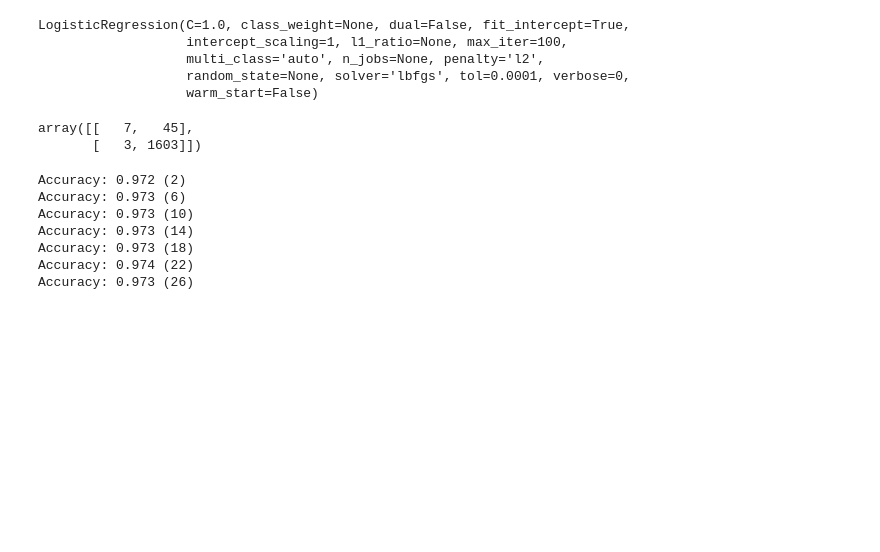
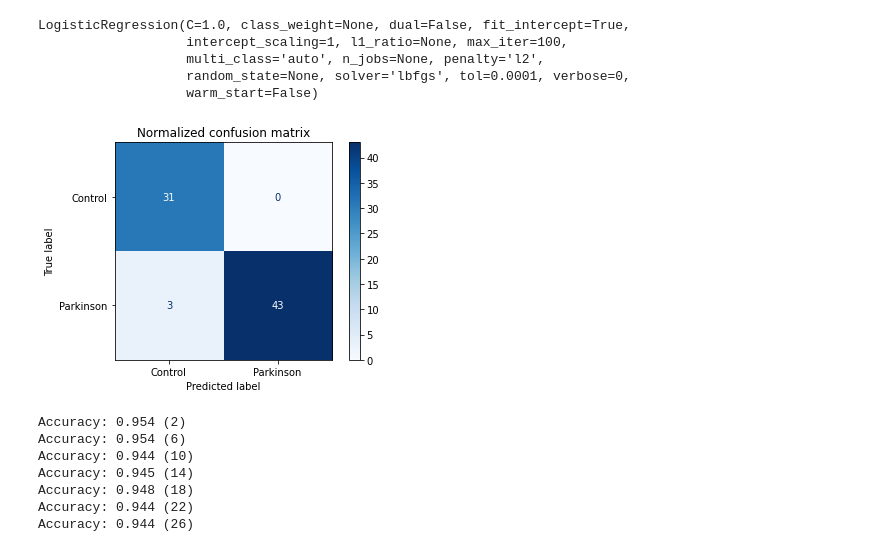
Before and after one commit to cpappas18/articulaite, a Jupyter notebook: logistic_regression.ipynb, the cells around one changed output. Drawn from its saved outputs; the diff is of its cells as text; code cells hidden in the pictures; blank space fills up the shorter version.

Commit message:
Updated k-fold CV and performance metrics, updated confusion matrix

```diff
--- a/logistic_regression.ipynb
+++ b/logistic_regression.ipynb
@@ -22,7 +27,7 @@ from sklearn.model_selection import train_test_split
 X = df.iloc[:,1:]
 y = df.iloc[:,0]
 
-X_train, X_test, y_train, y_test = train_test_split(X, y)
+X_train, X_test, y_train, y_test = train_test_split(X, y, test_size=0.2)
 logReg = LogisticRegression(solver='lbfgs')
 logReg.fit(X_train, y_train)
 # %% [output]
@@ -34,30 +39,27 @@ LogisticRegression(C=1.0, class_weight=None, dual=False, fit_intercept=True,
 # %%
 # predicting the test set
 y_pred = logReg.predict(X_test)
-# %%
-# performance metrics : confusion matrix
-from sklearn.metrics import confusion_matrix
-matrix = confusion_matrix(y_test, y_pred) # [TN, FN], [TP, FP]
-matrix
-# added metrics on this are coming soon :
-# results = (matrix[0][0] + matrix[1][0]) / df.row
-# print("Accuracy: %.3f" % (results))
-# %% [output]
-array([[   7,   45],
-       [   3, 1603]])
+# %%
+# confusion matrix
+from sklearn.metrics import plot_confusion_matrix
+disp = plot_confusion_matrix(logReg, X_test, y_test, display_labels=['Control', 'Parkinson'], cmap=plt.cm.Blues)
+disp.ax_.set_title(title)
+plt.show()
+# %% [output]
+[figure, added]
 # %%
-# performance metrics : kfolds cross validation (closer to 100 is better)
+# cross validation
 from sklearn import model_selection
 for k in range(2,30,4):
   kfold = model_selection.KFold(n_splits=k, shuffle=True)
-  results = model_selection.cross_val_score(logReg, X, y, cv=kfold, scoring='accuracy')
+  results = model_selection.cross_val_score(logReg, X_train, y_train, cv=kfold, scoring='accuracy')
   print("Accuracy: %.3f (%.f)" % (results.mean(), k))
 # %% [output]
-Accuracy: 0.972 (2)
-Accuracy: 0.973 (6)
-Accuracy: 0.973 (10)
-Accuracy: 0.973 (14)
-Accuracy: 0.973 (18)
-Accuracy: 0.974 (22)
-Accuracy: 0.973 (26)
+Accuracy: 0.954 (2)
+Accuracy: 0.954 (6)
+Accuracy: 0.944 (10)
+Accuracy: 0.945 (14)
+Accuracy: 0.948 (18)
+Accuracy: 0.944 (22)
+Accuracy: 0.944 (26)
 # %%
```
Also changed, not shown: parts of 7 cells of this notebook.
